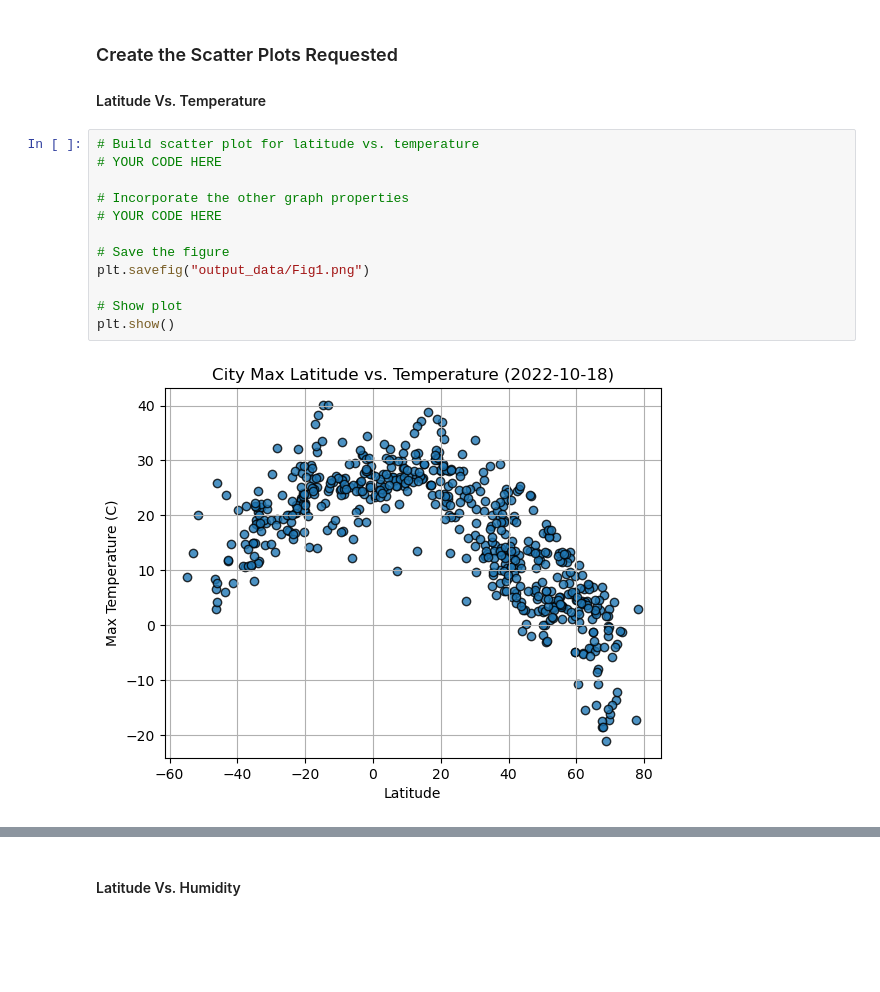
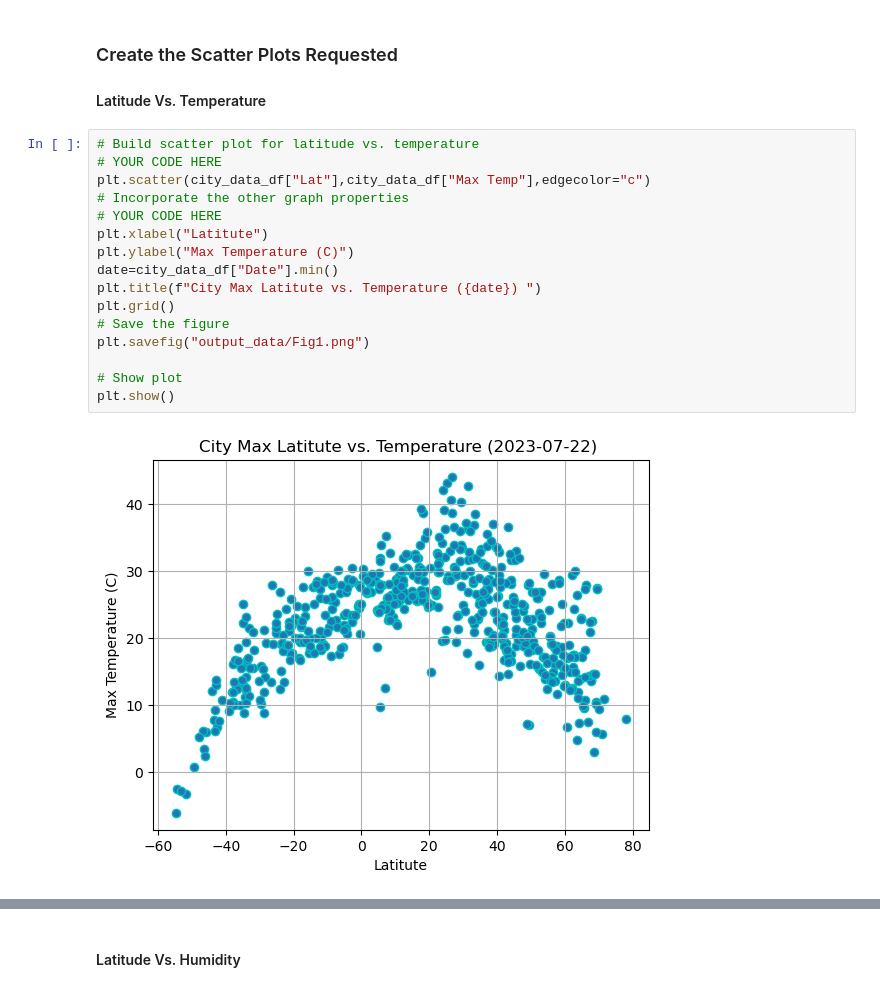
Before and after one commit to leedthanh/python-api-challenge, a Jupyter notebook: WeatherPy/WeatherPy.ipynb, the cells around one changed output, grey strips where cells are left out. Drawn from its saved outputs; the diff is of its cells as text; blank space fills up the shorter version.

```diff
--- a/WeatherPy/WeatherPy.ipynb
+++ b/WeatherPy/WeatherPy.ipynb
@@ -227,14 +230,18 @@ city_data_df.head()
 # %%
 # Build scatter plot for latitude vs. temperature
 # YOUR CODE HERE
-
+plt.scatter(city_data_df["Lat"],city_data_df["Max Temp"],edgecolor="c")
 # Incorporate the other graph properties
 # YOUR CODE HERE
-
+plt.xlabel("Latitute")
+plt.ylabel("Max Temperature (C)")
+date=city_data_df["Date"].min()
+plt.title(f"City Max Latitute vs. Temperature ({date}) ")
+plt.grid()
 # Save the figure
 plt.savefig("output_data/Fig1.png")
 
 # Show plot
 plt.show()
 # %% [output]
-[figure, old version]
+[figure, new version]
```
Also changed, not shown: parts of 28 cells of this notebook.
